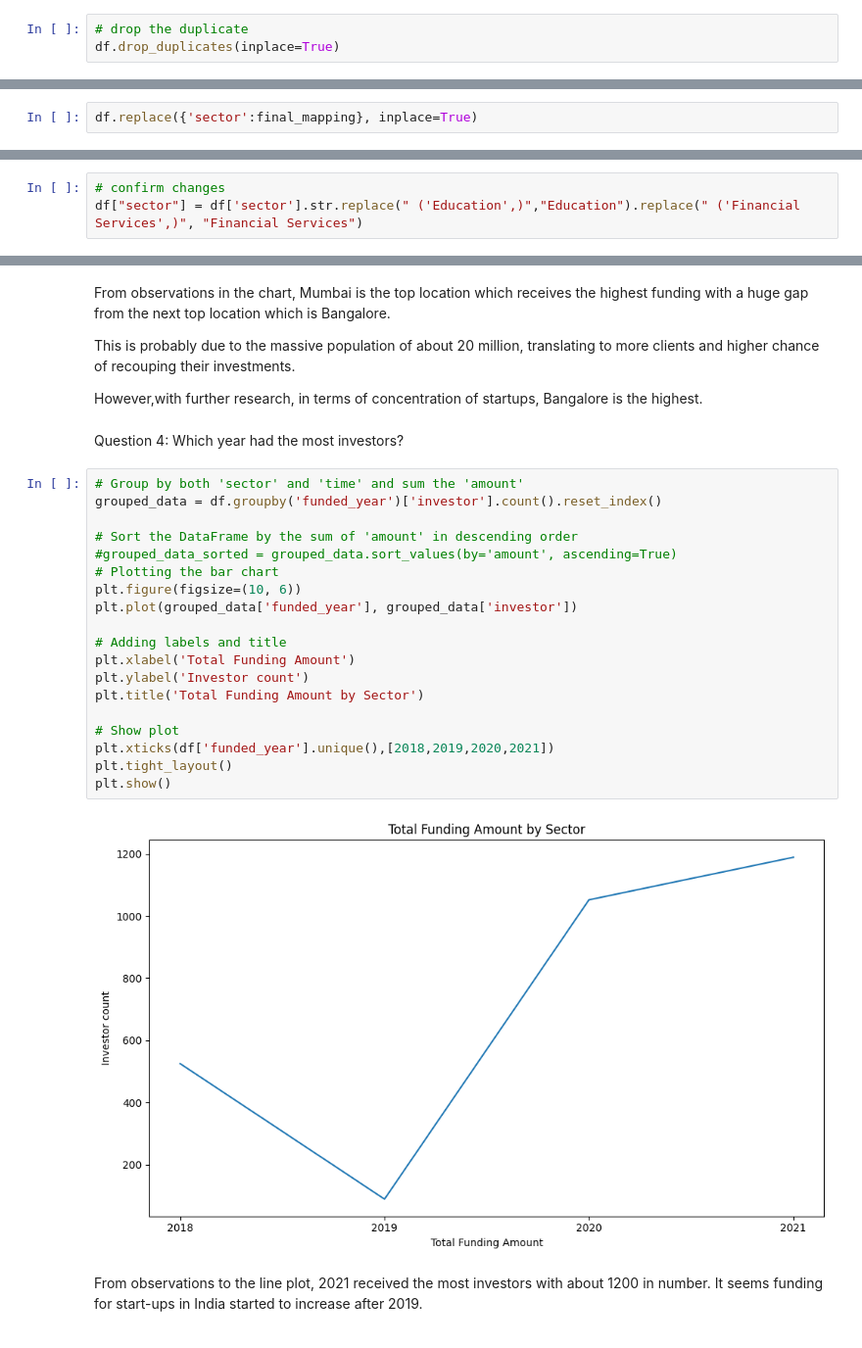
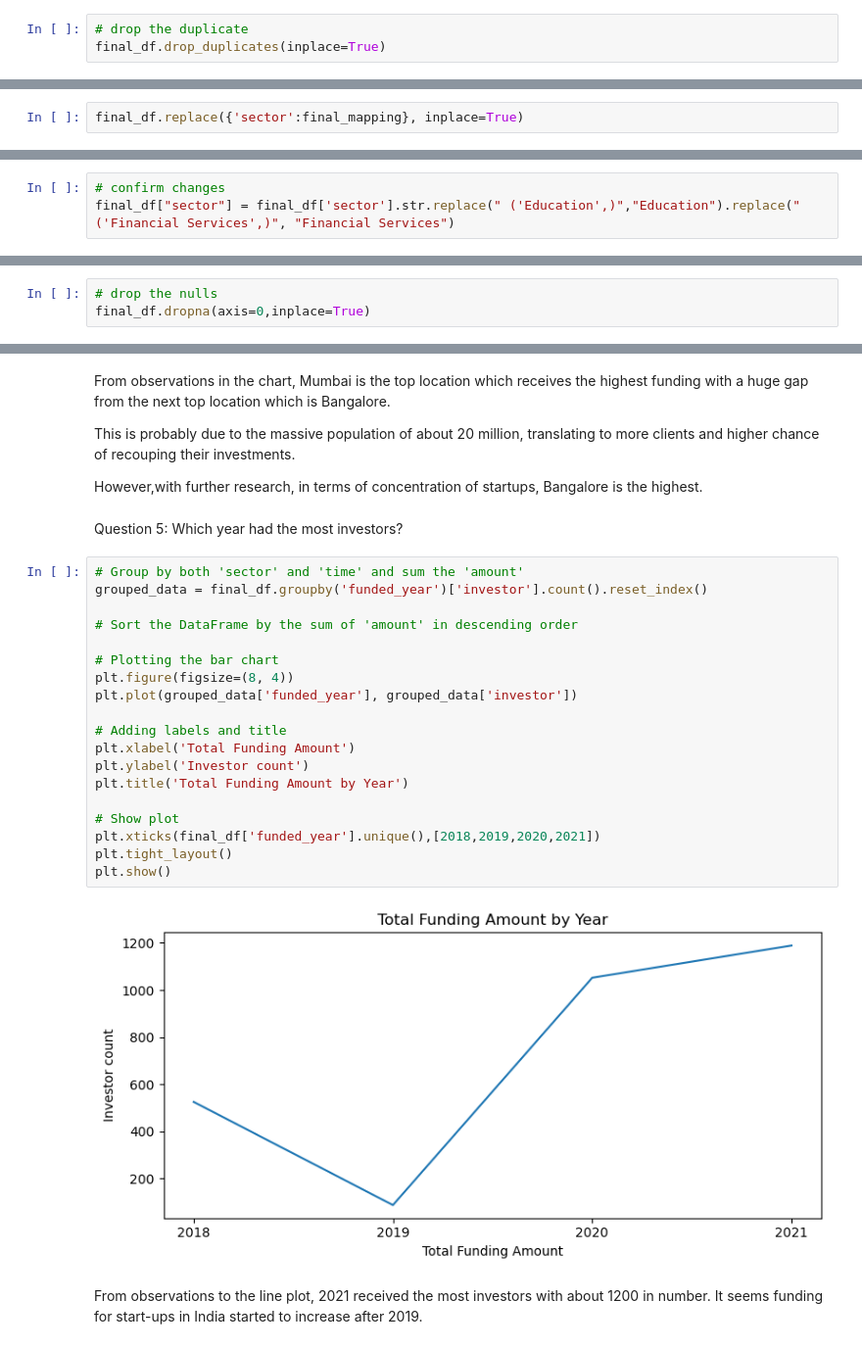
Before and after one commit to adubrightkwartengsnr/India_Startup_Analysis_2018-2021, a Jupyter notebook: start_up_analysis.ipynb, the cells around one changed output, grey strips where cells are left out. Shown at 98% size. Cells and saved outputs as stored; diff of their text form.

```diff
--- a/start_up_analysis.ipynb
+++ b/start_up_analysis.ipynb
@@ -3087,6 +3082,6 @@ df.duplicated().sum()
 1
 # %%
 # drop the duplicate
-df.drop_duplicates(inplace=True)
+final_df.drop_duplicates(inplace=True)
 # %%
 # confirm changes
@@ -3116,6 +3113,6 @@ final_mapping = {
 
 #df = df.replace({'sector':final_mapping})
 # %%
-df.replace({'sector':final_mapping}, inplace=True)
+final_df.replace({'sector':final_mapping}, inplace=True)
 # %%
 # confirm changes
@@ -3129,5 +3126,5 @@ array(['Media & Entertainment', 'Agriculture', 'Financial Services',
        ('Education',), ('Financial Services',)], dtype=object)
 # %%
 # confirm changes
-df["sector"] = df['sector'].str.replace(" ('Education',)","Education").replace(" ('Financial Services',)", "Financial Services")
+final_df["sector"] = final_df['sector'].str.replace(" ('Education',)","Education").replace(" ('Financial Services',)", "Financial Services")
 # %%
@@ -3141,0 +3153,3 @@ array(['Media & Entertainment', 'Agriculture', 'Financial Services',
+# %%
+# drop the nulls
+final_df.dropna(axis=0,inplace=True)
@@ -3337,28 +3450,28 @@ This is probably due to the massive population of about 20 million, translating
 
 However,with further research, in terms of concentration of startups, Bangalore is the highest.
 # %% [markdown]
-Question 4: Which year had the most investors?
+Question 5: Which year had the most investors?
 # %%
 # Group by both 'sector' and 'time' and sum the 'amount'
-grouped_data = df.groupby('funded_year')['investor'].count().reset_index()
+grouped_data = final_df.groupby('funded_year')['investor'].count().reset_index()
 
 # Sort the DataFrame by the sum of 'amount' in descending order
-#grouped_data_sorted = grouped_data.sort_values(by='amount', ascending=True)
+
 # Plotting the bar chart
-plt.figure(figsize=(10, 6))
+plt.figure(figsize=(8, 4))
 plt.plot(grouped_data['funded_year'], grouped_data['investor'])
 
 # Adding labels and title
 plt.xlabel('Total Funding Amount')
 plt.ylabel('Investor count')
-plt.title('Total Funding Amount by Sector')
+plt.title('Total Funding Amount by Year')
 
 # Show plot
-plt.xticks(df['funded_year'].unique(),[2018,2019,2020,2021])
+plt.xticks(final_df['funded_year'].unique(),[2018,2019,2020,2021])
 plt.tight_layout()
 plt.show()
 # %% [output]
-[figure, old version]
+[figure, new version]
 # %% [markdown]
 From observations to the line plot, 2021 received the most investors with about 1200 in number. It seems funding for start-ups in India started to increase after 2019.
 # %% [markdown]
```
Also changed, not shown: parts of 116 cells of this notebook, 5 other files.
